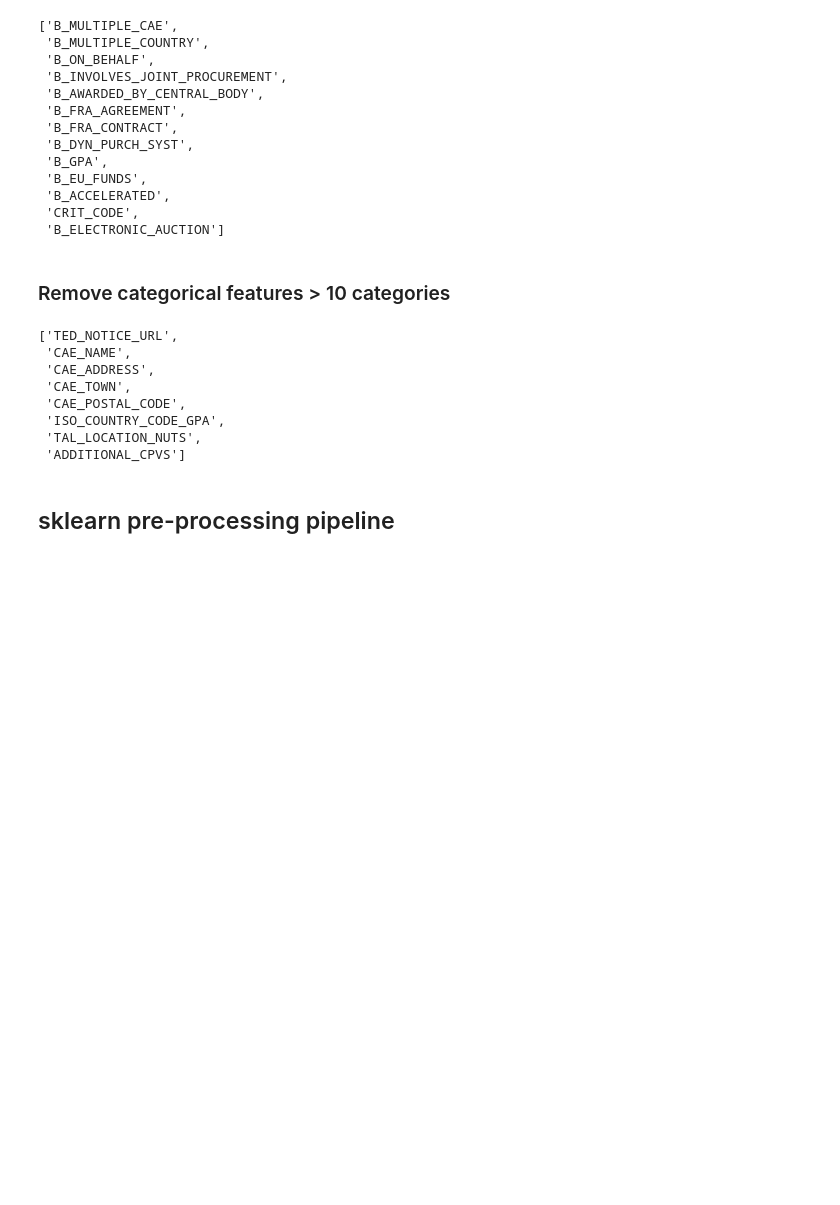
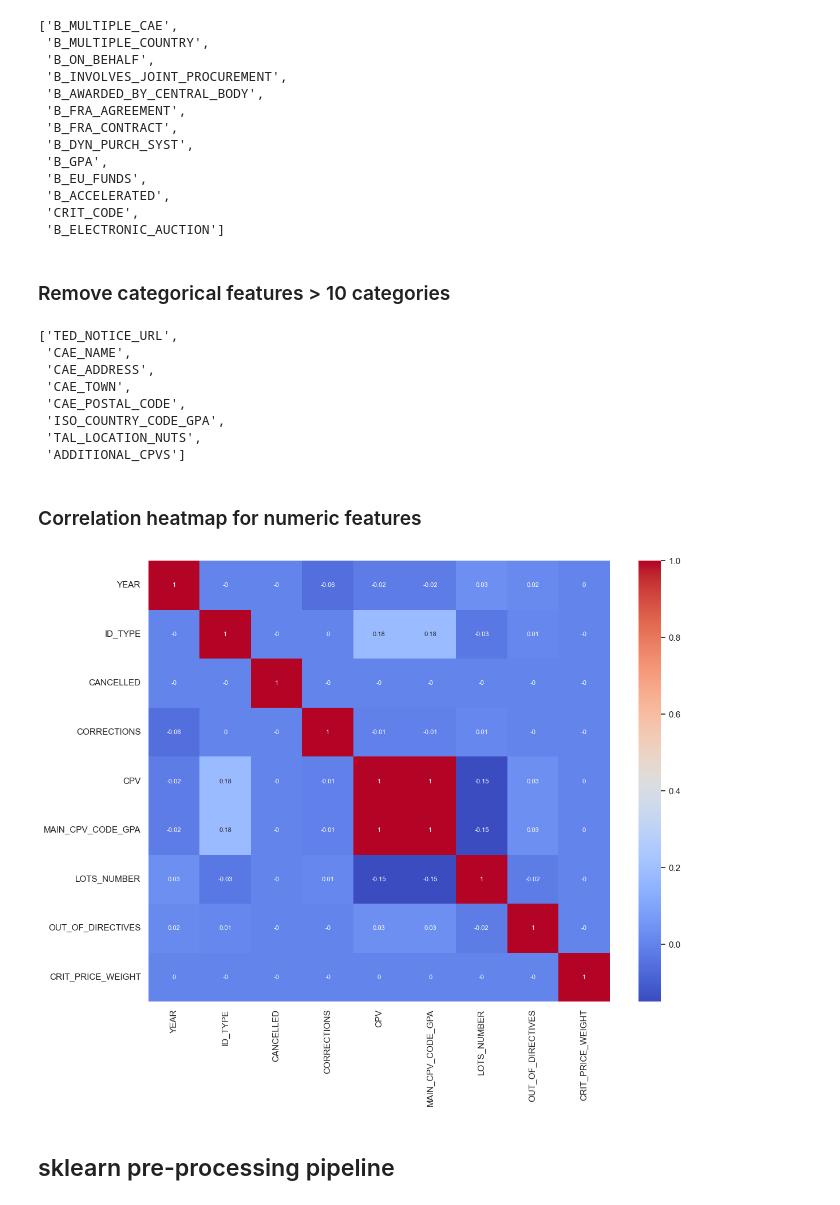
Before and after one commit to Tescoa00/radar.vectyfi, a Jupyter notebook: notebooks/preprocessing_clean.ipynb, the cells around one changed output. Cells and saved outputs as stored; diff of their text form; code cells hidden in the pictures; blank space fills up the shorter version.

```diff
--- a/notebooks/preprocessing_clean.ipynb
+++ b/notebooks/preprocessing_clean.ipynb
@@ -260,3 +264,10 @@ feat_categorical_large
  'ADDITIONAL_CPVS']
 # %%
 df.drop(columns=feat_categorical_large, inplace=True)
+# %% [markdown]
+### Correlation heatmap for numeric features
+# %%
+sns.set_theme(rc={"figure.figsize":(13, 10)})
+sns.heatmap(round(df.corr(numeric_only=True), 2), cmap="coolwarm", annot=True, annot_kws={"size":8});
+# %% [output]
+[figure, added]
```
Also changed, not shown: parts of 13 cells of this notebook.
